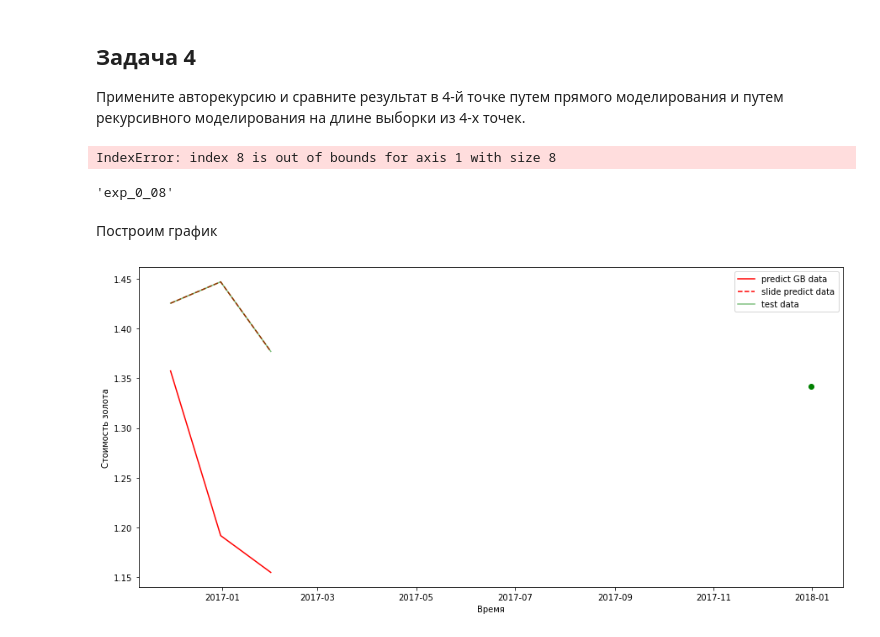
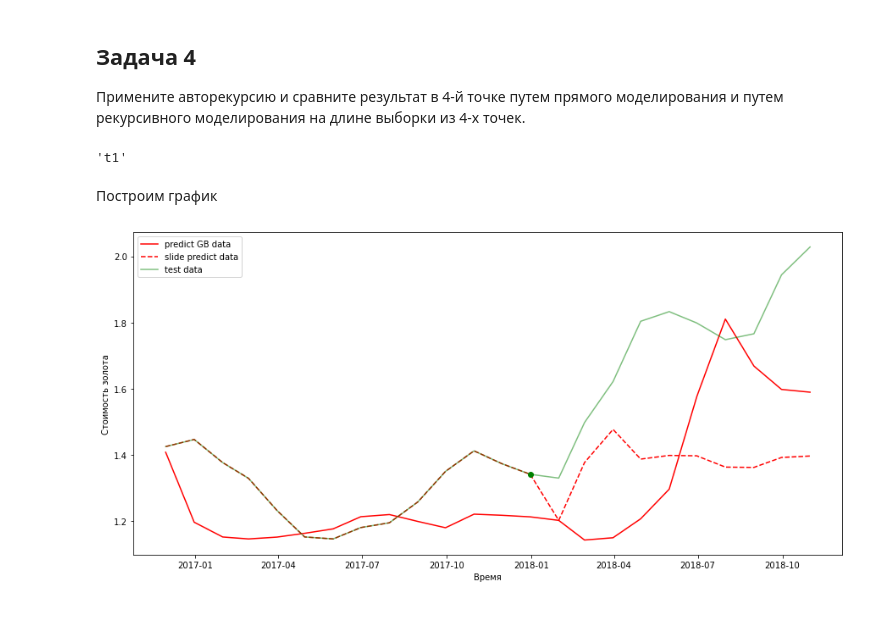
Before and after one commit to egorsemevskiy/GB_EDA, a Jupyter notebook: 4_lesson/HW_4_lesson_gold.ipynb, the cells around one changed output. Drawn from its saved outputs; the diff is of its cells as text; code cells hidden in the pictures.

```diff
--- a/4_lesson/HW_4_lesson_gold.ipynb
+++ b/4_lesson/HW_4_lesson_gold.ipynb
@@ -398,6 +400,8 @@ df.head()
 | 1980-11-30 | 623.875 | 1980 | 11 | 30 | 4 | 335 | 48 | 6 | 0 | 0 | ... |
 # %%
 df.to_csv('gold_3.csv', index=True)
+# %%
+df = pd.read_csv('gold_3.csv', index_col=[0], parse_dates=[0])
 # %% [markdown]
 ## Выделение существенных признаков
 # %% [markdown]
@@ -831,7 +835,9 @@ e_3 = Error_count(r_3.y_test, y_test_pred_g_3, m_3.scl_target)
 # %%
 X_test_100 = r_3.X_test.copy()
 y_test_100 = r_3.y_test.copy()
-N10 = 3
+
+N10 = 100
+
 for i in range(m_3.p,N10+m_3.p):
 
     y_test_100[i] = model_g_3.predict(X_test_100[i,:].reshape((1,X_test_100.shape[1])))
@@ -849,22 +855,20 @@ for i in range(m_3.p,N10+m_3.p):
     X_test_100[i+1,2] = np.mean(X_test_100[i-12:i+1,0])
 
     #'exp_0_03'
-    X_test_100[i+1,4] = X_test_100[i,0]*(1-0.03)+ 0.07 * X_test_100[i+1,0]
+    X_test_100[i+1,3] = X_test_100[i,0]*(1-0.03)+ 0.07 * X_test_100[i+1,0]
 
 
     #строим 'exp_0_05',
     #X_test_100[i+1,3] = X_test_100[i,0]*(1-0.05)+ 0.08 * X_test_100[i+1,0]
 
     #'exp_0_08'
-    X_test_100[i+1,5] = X_test_100[i,0]*(1-0.08)+ 0.07 * X_test_100[i+1,0]
+    X_test_100[i+1,4] = X_test_100[i,0]*(1-0.08)+ 0.07 * X_test_100[i+1,0]
 
     # обновим историю значенний t
-    X_test_100[i+1,6] = X_test_100[i-3,0]
+    X_test_100[i+1,5] = X_test_100[i-3,0]
 
     #t2
-    X_test_100[i+1,7] = X_test_100[i-2,0]
+    X_test_100[i+1,6] = X_test_100[i-2,0]
 
     #t1
-    X_test_100[i+1,8] = X_test_100[i-1,0]
+    X_test_100[i+1,7] = X_test_100[i-1,0]
-# %% [output]
-IndexError: index 8 is out of bounds for axis 1 with size 8
@@ -873,19 +875,21 @@ IndexError: index 8 is out of bounds for axis 1 with size 8
 # %%
-df.iloc[:, 20].name
+df.iloc[:, 34].name
 # %% [output]
-'exp_0_08'
+'t1'
 # %% [markdown]
 Построим график
 # %%
+N10 = N10+m_3.p
+
 plt.figure( figsize=( 15, 7 ))
 
 plt.xlabel('Время')
 plt.ylabel('Стоимость золота')
 plt.plot(r_3.test_index.index[1:N10+1],y_test_pred_g_3[:N10], 'r',label='predict GB data' )
 plt.plot(r_3.test_index.index[1:N10+1],y_test_100[:N10], '--r',label='slide predict data')
 plt.plot(r_3.test_index.index[1:N10+1],r_3.y_test[:N10], 'g',label='test data', alpha=0.5)
 plt.plot(r_3.test_index.index[m_3.p],r_3.y_test[m_3.p-1], 'og', alpha=1)
 plt.legend()
 plt.show()
 # %% [output]
-[figure, old version]
+[figure, new version]
```
Also changed, not shown: parts of 18 cells of this notebook.
